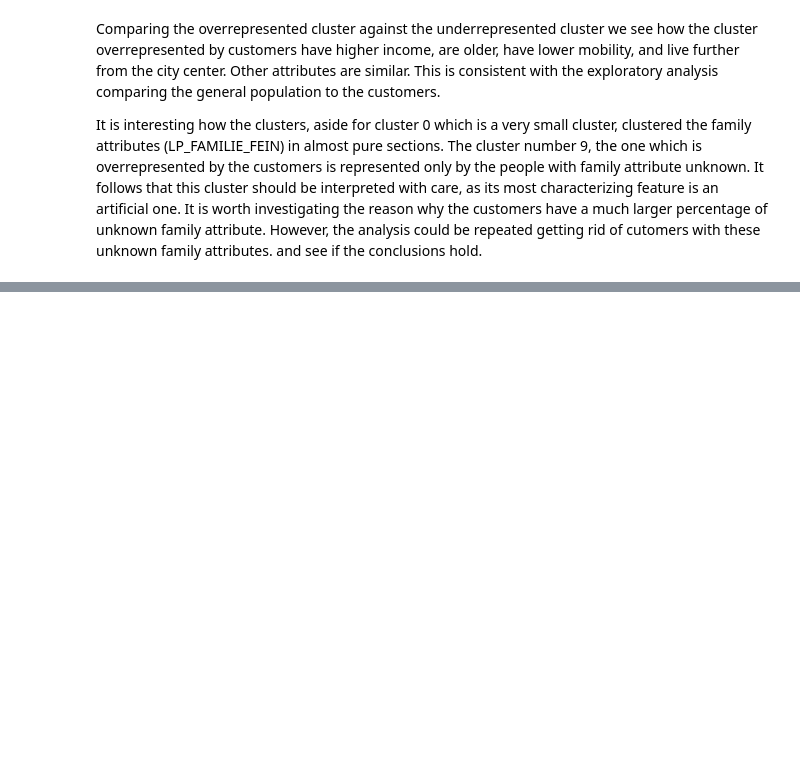
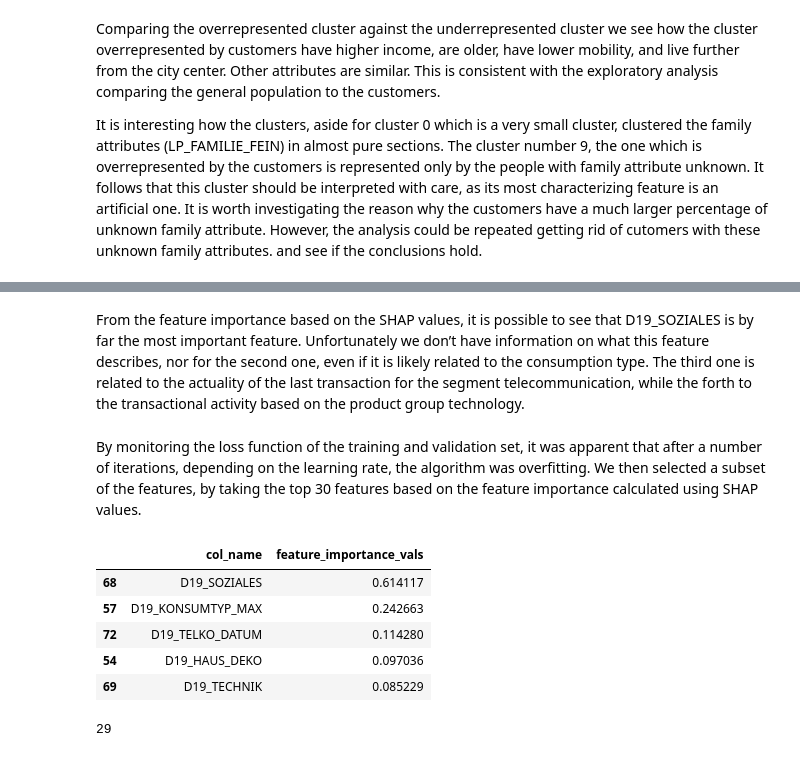
Before and after one commit to efonda/Customer-segmentation-Arvato, a Jupyter notebook: capstone-arvato.ipynb, the cells around one changed output, grey strips where cells are left out. Drawn from its saved outputs; the diff is of its cells as text; code cells hidden in the pictures; blank space fills up the shorter version.

```diff
--- a/capstone-arvato.ipynb
+++ b/capstone-arvato.ipynb
@@ -1034,0 +1321,16 @@ It is interesting how the clusters, aside for cluster 0 which is a very small cl
+# %% [markdown]
+From the feature importance based on the SHAP values, it is possible to see that D19_SOZIALES is by far the most important feature. Unfortunately we don’t have information on what this feature describes, nor for the second one, even if it is likely related to the consumption type. The third one is related to the actuality of the last transaction for the segment telecommunication, while the forth to the transactional activity based on the product group technology.
+# %% [markdown]
+By monitoring the loss function of the training and validation set, it was apparent that after a number of iterations, depending on the learning rate, the algorithm was overfitting.  We then selected a subset of the features, by taking the top 30 features based on the feature importance calculated using SHAP values.
+# %%
+vals= np.abs(shap_values).mean(0)
+feature_importance = pd.DataFrame(list(zip(X_train.columns,vals)),columns=['col_name','feature_importance_vals'])
+feature_importance.sort_values(by=['feature_importance_vals'],ascending=False,inplace=True)
+feature_importance.head()
+# %% [output]
+|  | col_name | feature_importance_vals |
+| 68 | D19_SOZIALES | 0.614117 |
+| 57 | D19_KONSUMTYP_MAX | 0.242663 |
+| 72 | D19_TELKO_DATUM | 0.114280 |
+| 54 | D19_HAUS_DEKO | 0.097036 |
+| 69 | D19_TECHNIK | 0.085229 |
@@ -1034,0 +1344,5 @@ It is interesting how the clusters, aside for cluster 0 which is a very small cl
+# %%
+categorical_features_indices = np.where(X.dtypes != np.float)[0]
+len(categorical_features_indices)
+# %% [output]
+29
```
Also changed, not shown: parts of 51 cells of this notebook.
